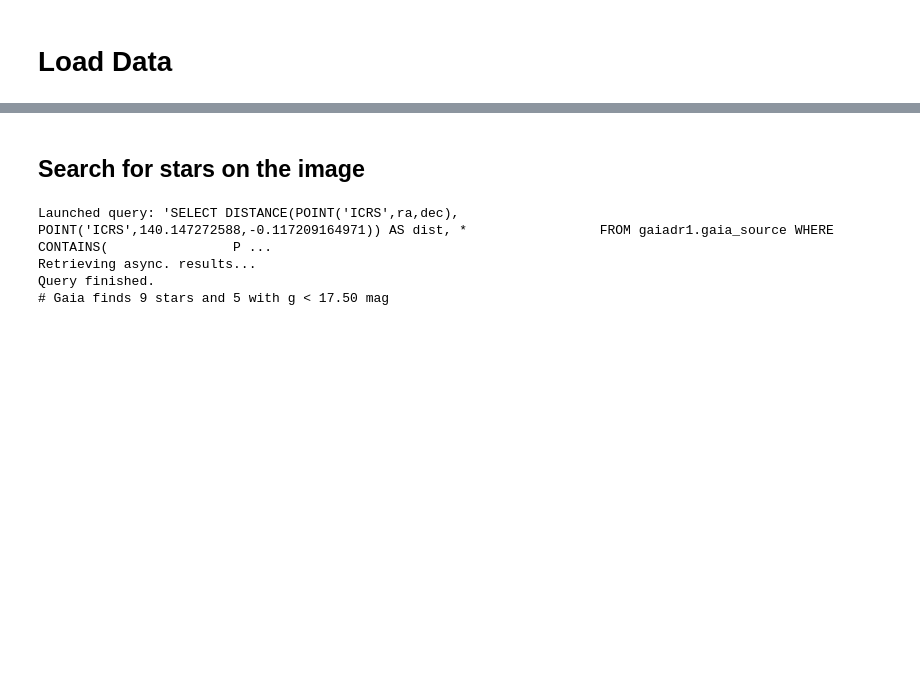
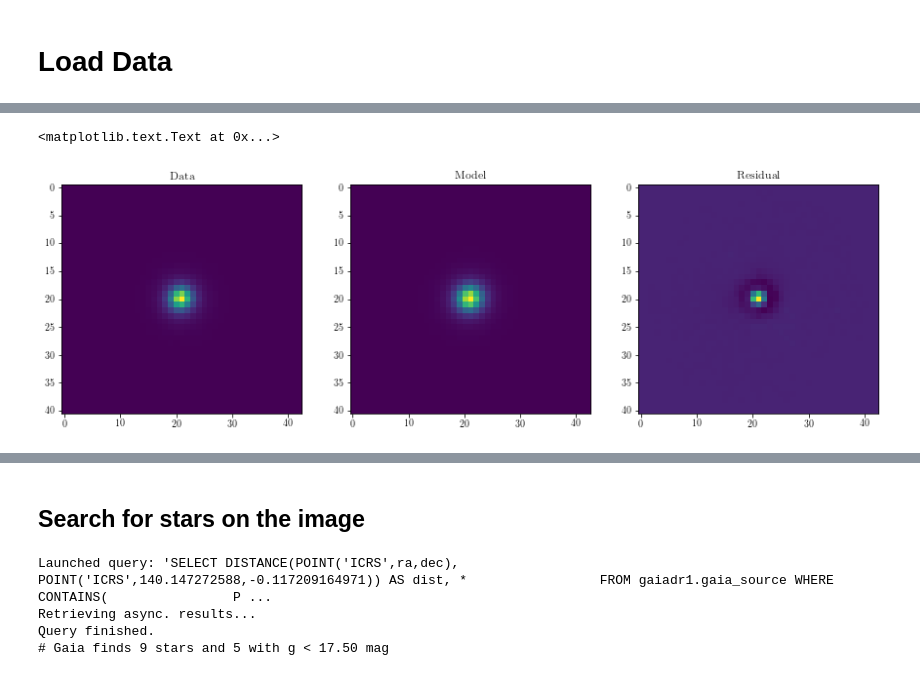
Before and after one commit to dr-guangtou/kungpao, a Jupyter notebook: demo/kungpao_footprint_noise_replace.ipynb, the cells around one changed output, grey strips where cells are left out. Drawn from its saved outputs; the diff is of its cells as text; code cells hidden in the pictures; blank space fills up the shorter version.

```diff
--- a/demo/kungpao_footprint_noise_replace.ipynb
+++ b/demo/kungpao_footprint_noise_replace.ipynb
@@ -137,0 +292,10 @@ print("# Searching radius for the image: %6.1f arcsec" % img_radii_arcsec)
+# %%
+psf_geometry = Geometry(x_cen_psf, y_cen_psf,
+                        3.0, 0.01, (90.0 * np.pi / 180.0))
+psf_ellip = Ellipse(gal_psf, geometry=psf_geometry, verbose=False)
+
+psf_isos = psf_ellip.fit_image(sma0=1.0, minsma=0.0, maxsma=(x_cen_psf * 1.01),
+                               step=0.15, sclip=2.0, nclip=1, integrmode='median',
+                               fixgeom=False, verbose=True)
+
+psf_model = build_model(gal_psf, psf_isos, high_harmonics=False)
@@ -137,0 +320,14 @@ print("# Searching radius for the image: %6.1f arcsec" % img_radii_arcsec)
+# %%
+fig, (ax1, ax2, ax3) = plt.subplots(1, 3, figsize=(15, 10))
+
+ax1.imshow(np.arcsinh(gal_psf))
+ax1.set_title(r"$\mathrm{Data}$")
+
+ax2.imshow(np.arcsinh(psf_model))
+ax2.set_title(r"$\mathrm{Model}$")
+
+ax3.imshow(np.arcsinh(gal_psf - psf_model))
+ax3.set_title(r"$\mathrm{Residual}$")
+# %% [output]
+<matplotlib.text.Text at 0x...>
+[figure, added]
```
Also changed, not shown: parts of 16 cells of this notebook, 1 other file.
